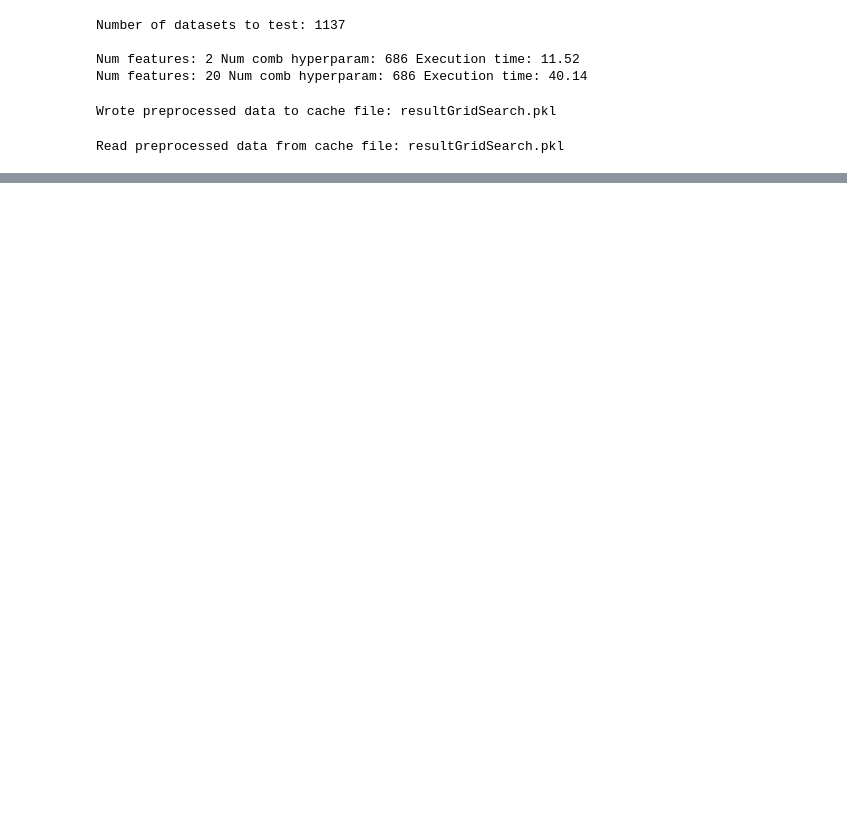
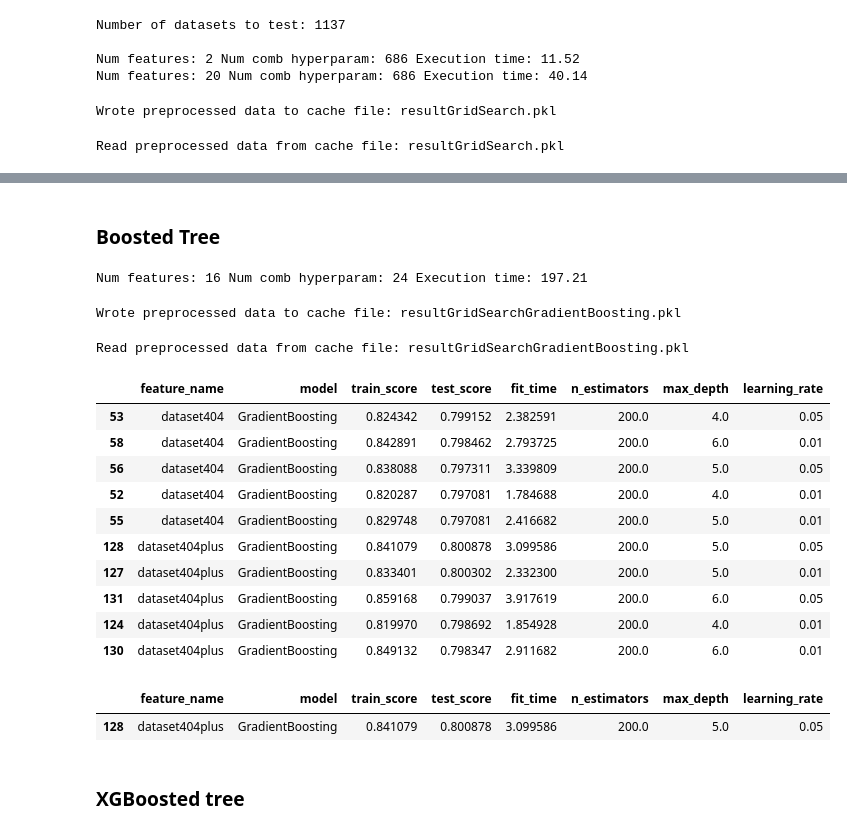
Before and after one commit to mapardo-lab/spaceshipTitanic, a Jupyter notebook: ModelTraining.ipynb, the cells around one changed output, grey strips where cells are left out. Cells and saved outputs as stored; diff of their text form; code cells hidden in the pictures; blank space fills up the shorter version.

```diff
--- a/ModelTraining.ipynb
+++ b/ModelTraining.ipynb
@@ -346,0 +457,74 @@ expand_parameters(df_max3)
+# %% [markdown]
+### Boosted Tree
+# %%
+# test for checking time for a rum
+features = ['Age12', 'CryoSleep_True', 'Side_S'] + log10_expenses_features + ['Deck_B', 'Deck_C', 'Deck_E', 'Deck_F'] + main_homeplanet + main_destination
+
+params = {'max_depth': np.arange(3,11),
+          'learning_rate': [0.001, 0.01, 0.1]}
+grid = GridSearchCV(GradientBoostingClassifier(n_estimators=200), param_grid = params,
+                    cv = 5, scoring= 'accuracy', n_jobs = 3)
+
+time, num_tests = time_gridsearch(grid, features, X_train, y_train)
+print(f'Num features: {len(features)} Num comb hyperparam: {num_tests} Execution time: {time:.2f}')
+# %% [output]
+Num features: 16 Num comb hyperparam: 24 Execution time: 197.21
+# %%
+# combinations of model to check (algorithm + parameters)
+dict_datasets = {'dataset404': ['Age12', 'CryoSleep_True', 'Side_S'] +
+                                 log10_expenses_features + ['Deck_B', 'Deck_C', 'Deck_E', 'Deck_F'] + main_homeplanet,
+                 'dataset404plus': ['Age12', 'CryoSleep_True', 'Side_S'] +
+                                     log10_expenses_features + ['Deck_B', 'Deck_C', 'Deck_E', 'Deck_F'] + main_homeplanet + main_destination}
+experiments = {
+    'model': ['GradientBoosting'],
+    'algorithms': [GradientBoostingClassifier()],
+    'parameters': [{'n_estimators': [100, 150, 200],
+                    'max_depth': np.arange(3, 11),
+                    'learning_rate': [0.005, 0.01, 0.05]}]
+}
+results = run_experiments(dict_datasets, experiments, X_train, y_train, scoring = 'accuracy', n_jobs = 3)
+# %%
+# save results in cache
+cache_data = dict(results_gridsearch=results)
+cache_file = "resultGridSearchGradientBoosting.pkl"
+cache_dir = "cache"
+with open(os.path.join(cache_dir, cache_file), "wb") as f:
+        pickle.dump(cache_data, f)
+print("Wrote preprocessed data to cache file:", cache_file)
+# %% [output]
+Wrote preprocessed data to cache file: resultGridSearchGradientBoosting.pkl
+# %%
+cache_file = "resultGridSearchGradientBoosting.pkl"
+cache_dir = "cache"
+try:
+    with open(os.path.join(cache_dir, cache_file), "rb") as f:
+        cache_data = pickle.load(f)
+    print("Read preprocessed data from cache file:", cache_file)
+except:
+    pass
+results = cache_data['results_gridsearch']
+# %% [output]
+Read preprocessed data from cache file: resultGridSearchGradientBoosting.pkl
+# %%
+df = pd.DataFrame(results).drop(['features'],axis=1)
+df_max = df.sort_values(['feature_name','test_score'], ascending=[True,False]).groupby('feature_name').head(5)
+expand_parameters(df_max)
+# %% [output]
+|  | feature_name | model | train_score | test_score | fit_time | n_estimators | max_depth | learning_rate |
+| 53 | dataset404 | GradientBoosting | 0.824342 | 0.799152 | 2.382591 | 200.0 | 4.0 | 0.05 |
+| 58 | dataset404 | GradientBoosting | 0.842891 | 0.798462 | 2.793725 | 200.0 | 6.0 | 0.01 |
+| 56 | dataset404 | GradientBoosting | 0.838088 | 0.797311 | 3.339809 | 200.0 | 5.0 | 0.05 |
+| 52 | dataset404 | GradientBoosting | 0.820287 | 0.797081 | 1.784688 | 200.0 | 4.0 | 0.01 |
+| 55 | dataset404 | GradientBoosting | 0.829748 | 0.797081 | 2.416682 | 200.0 | 5.0 | 0.01 |
+| 128 | dataset404plus | GradientBoosting | 0.841079 | 0.800878 | 3.099586 | 200.0 | 5.0 | 0.05 |
+| 127 | dataset404plus | GradientBoosting | 0.833401 | 0.800302 | 2.332300 | 200.0 | 5.0 | 0.01 |
+| 131 | dataset404plus | GradientBoosting | 0.859168 | 0.799037 | 3.917619 | 200.0 | 6.0 | 0.05 |
+| 124 | dataset404plus | GradientBoosting | 0.819970 | 0.798692 | 1.854928 | 200.0 | 4.0 | 0.01 |
+| 130 | dataset404plus | GradientBoosting | 0.849132 | 0.798347 | 2.911682 | 200.0 | 6.0 | 0.01 |
+# %%
+expand_parameters(df.sort_values(['test_score'], ascending=[False]).head(1))
+# %% [output]
+|  | feature_name | model | train_score | test_score | fit_time | n_estimators | max_depth | learning_rate |
+| 128 | dataset404plus | GradientBoosting | 0.841079 | 0.800878 | 3.099586 | 200.0 | 5.0 | 0.05 |
+# %% [markdown]
+### XGBoosted tree
```
Also changed, not shown: parts of 53 cells of this notebook, 3 other files.
